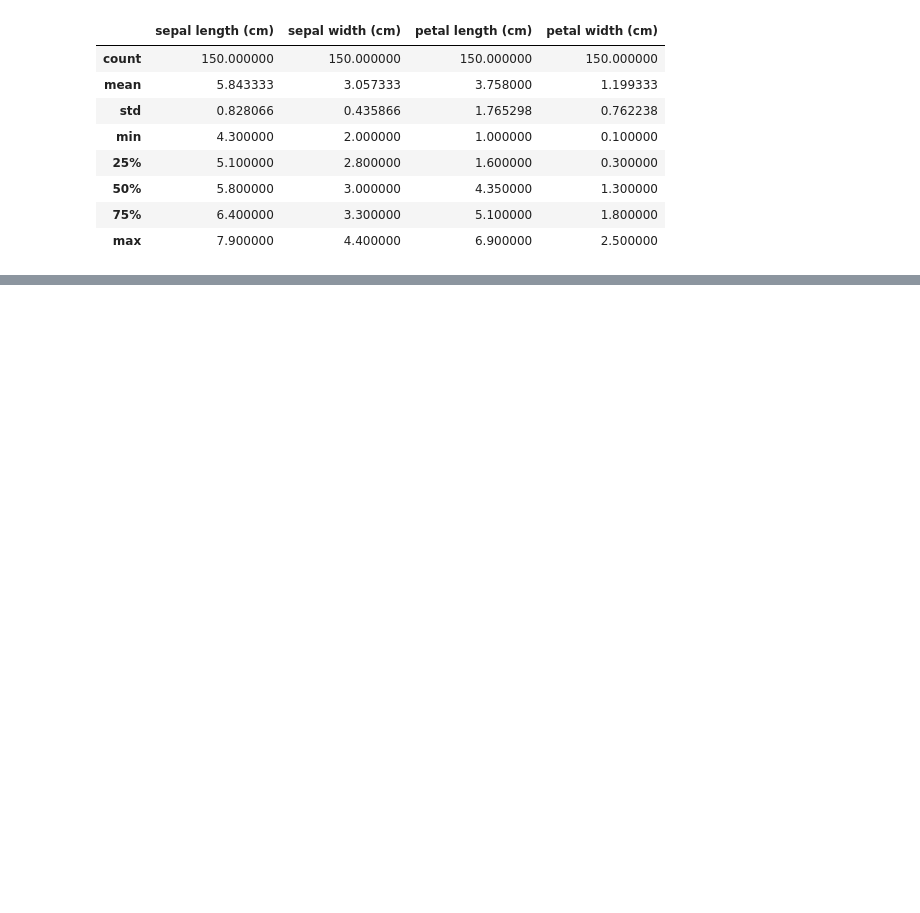
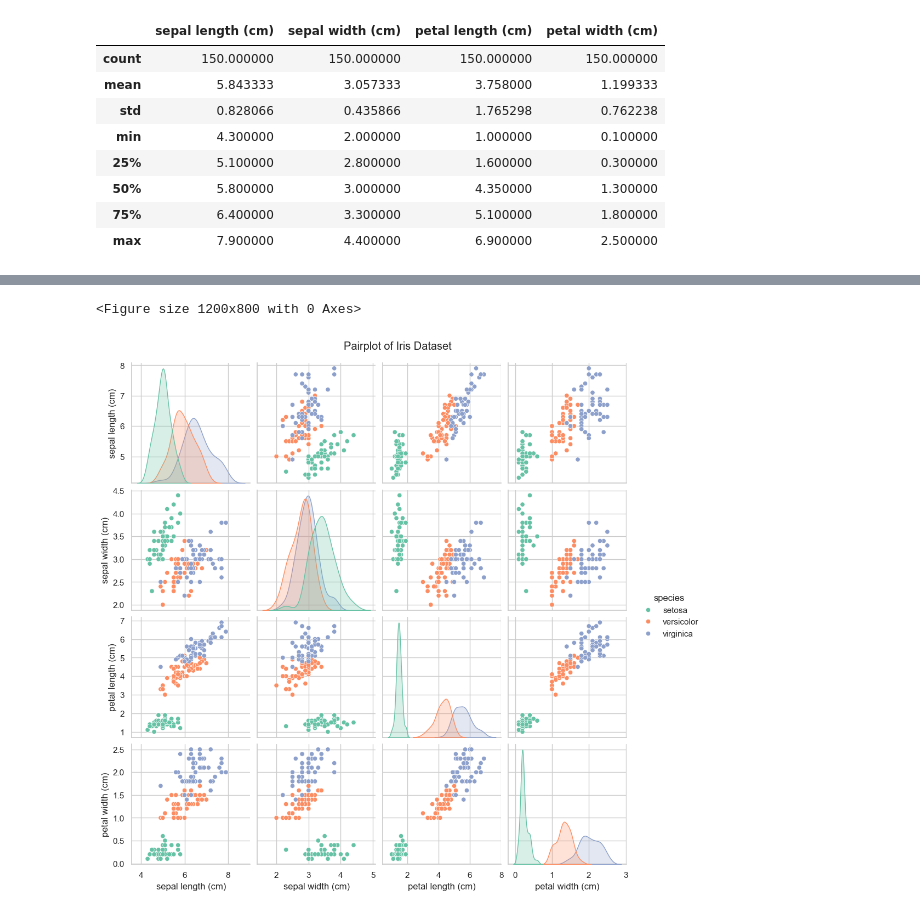
Before and after one commit to Somerillo/DI-Bootcamp, a Jupyter notebook: week4/day2/XPNinja/XPNinja_Ex2.ipynb, the cells around one changed output, grey strips where cells are left out. Drawn from its saved outputs; the diff is of its cells as text; code cells hidden in the pictures; blank space fills up the shorter version.

```diff
--- a/week4/day2/XPNinja/XPNinja_Ex2.ipynb
+++ b/week4/day2/XPNinja/XPNinja_Ex2.ipynb
@@ -68,0 +84,10 @@ df.describe()
+# %%
+# visualize the distribution of the features of the iris dataset
+plt.figure(figsize=(12, 8))
+sns.set(style="whitegrid")
+sns.pairplot(df, diag_kind='kde', markers='o', hue='species', palette='Set2')
+plt.suptitle("Pairplot of Iris Dataset", y=1.02)
+plt.show()
+# %% [output]
+<Figure size 1200x800 with 0 Axes>
+[figure, added]
```
Also changed, not shown: parts of 14 cells of this notebook.
